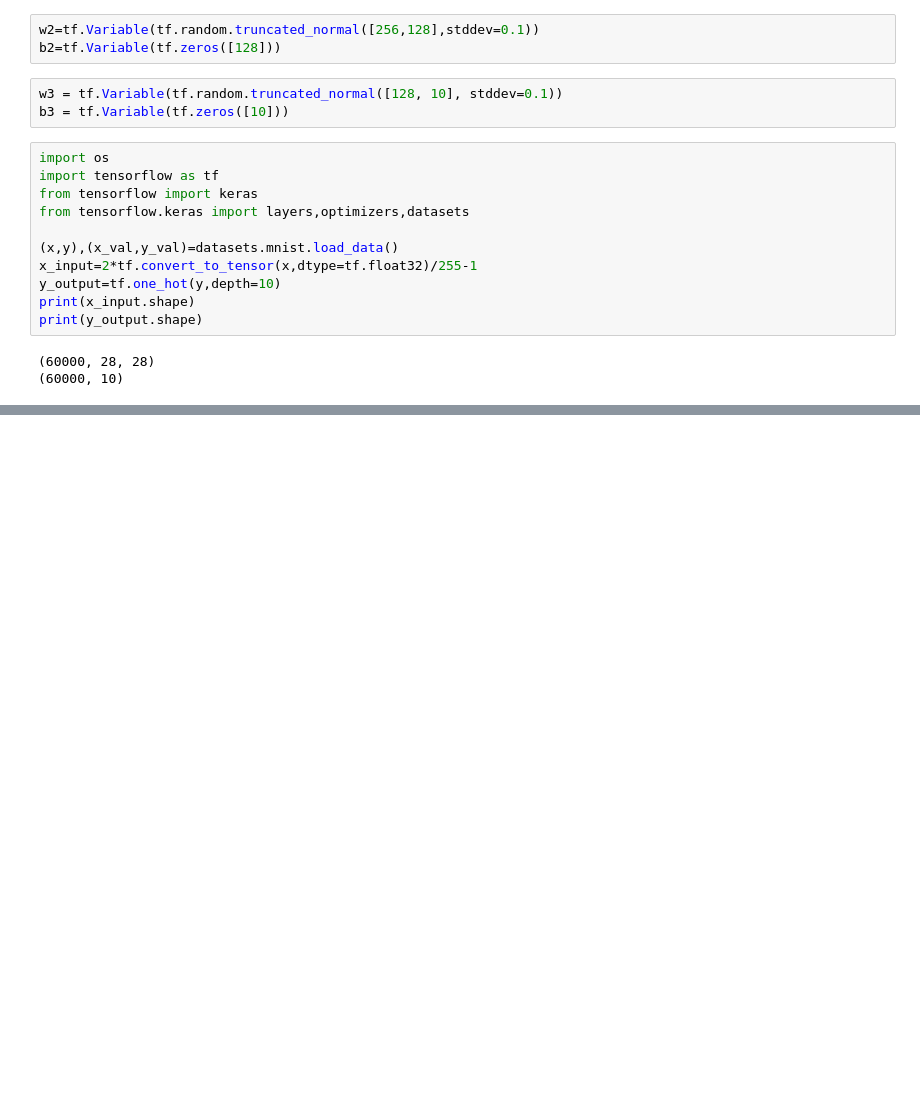
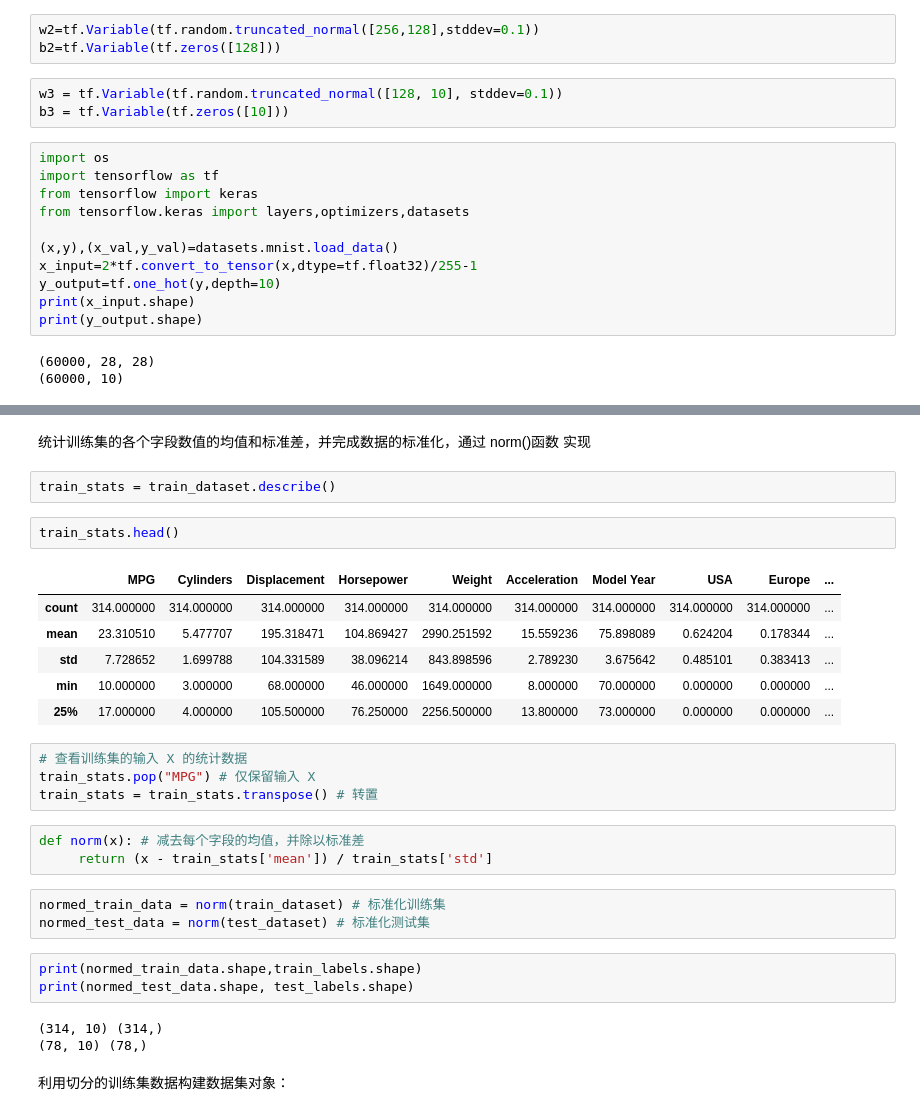
Before and after one commit to currydai/Deep_Learning_with_Tendorflow, a Jupyter notebook: Main.ipynb, the cells around one changed output, grey strips where cells are left out. Drawn from its saved outputs; the diff is of its cells as text; blank space fills up the shorter version.

```diff
--- a/Main.ipynb
+++ b/Main.ipynb
@@ -1176,0 +1621,32 @@ InvalidArgumentError: Cannot update variable with shape [128] using a Tensor wit
+# %% [markdown]
+统计训练集的各个字段数值的均值和标准差，并完成数据的标准化，通过 norm()函数
+实现
+# %%
+train_stats = train_dataset.describe()
+# %%
+train_stats.head()
+# %% [output]
+|  | MPG | Cylinders | Displacement | Horsepower | Weight | Acceleration | Model Year | USA | Europe | ... |
+| count | 314.000000 | 314.000000 | 314.000000 | 314.000000 | 314.000000 | 314.000000 | 314.000000 | 314.000000 | 314.000000 | ... |
+| mean | 23.310510 | 5.477707 | 195.318471 | 104.869427 | 2990.251592 | 15.559236 | 75.898089 | 0.624204 | 0.178344 | ... |
+| std | 7.728652 | 1.699788 | 104.331589 | 38.096214 | 843.898596 | 2.789230 | 3.675642 | 0.485101 | 0.383413 | ... |
+| min | 10.000000 | 3.000000 | 68.000000 | 46.000000 | 1649.000000 | 8.000000 | 70.000000 | 0.000000 | 0.000000 | ... |
+| 25% | 17.000000 | 4.000000 | 105.500000 | 76.250000 | 2256.500000 | 13.800000 | 73.000000 | 0.000000 | 0.000000 | ... |
+# %%
+# 查看训练集的输入 X 的统计数据
+train_stats.pop("MPG") # 仅保留输入 X
+train_stats = train_stats.transpose() # 转置
+# %%
+def norm(x): # 减去每个字段的均值，并除以标准差
+     return (x - train_stats['mean']) / train_stats['std']
+# %%
+normed_train_data = norm(train_dataset) # 标准化训练集
+normed_test_data = norm(test_dataset) # 标准化测试集
+# %%
+print(normed_train_data.shape,train_labels.shape)
+print(normed_test_data.shape, test_labels.shape)
+# %% [output]
+(314, 10) (314,)
+(78, 10) (78,)
+# %% [markdown]
+利用切分的训练集数据构建数据集对象：
```
Also changed, not shown: parts of 99 cells of this notebook.
